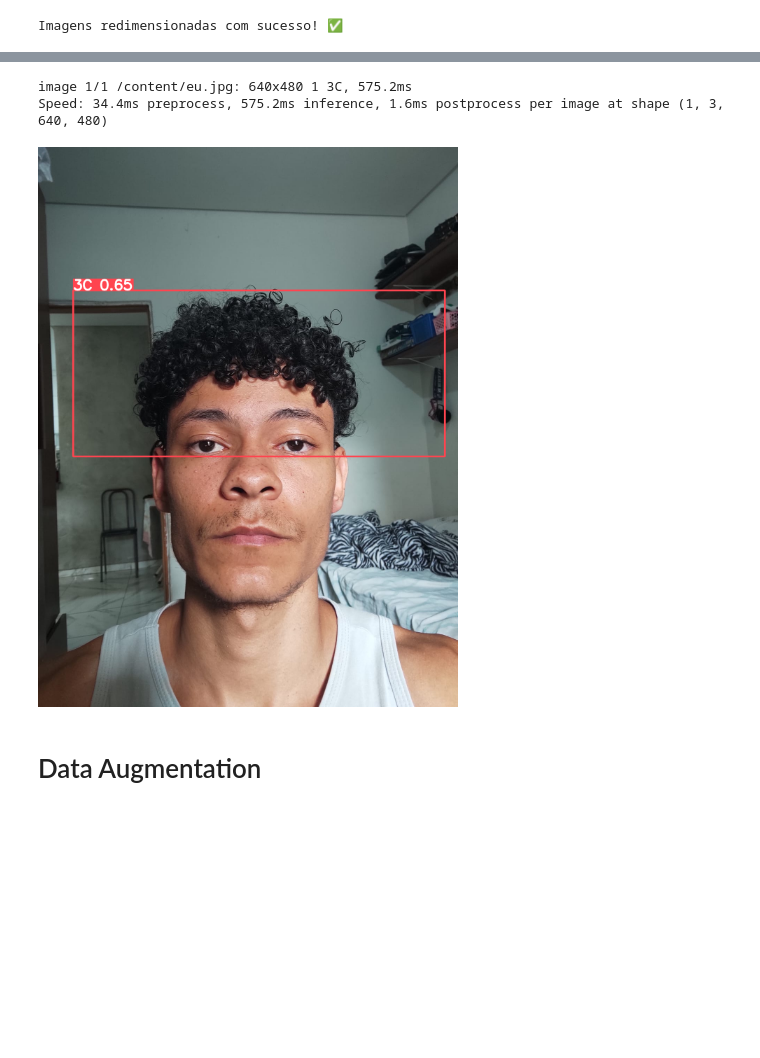
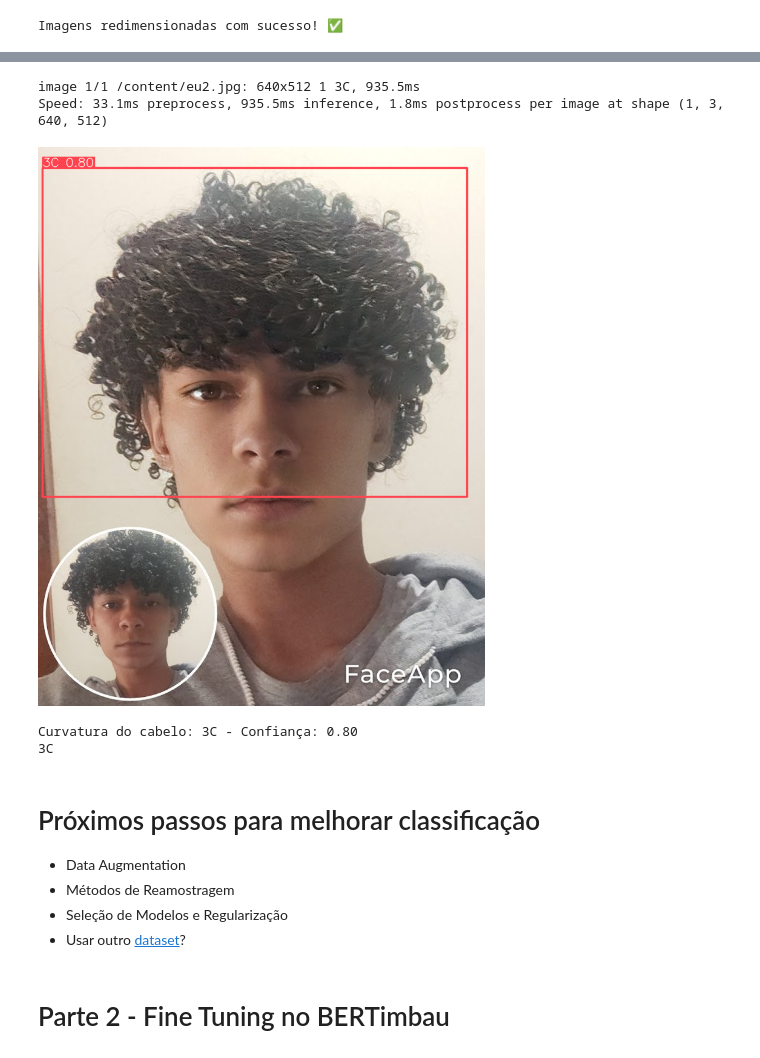
Before and after one commit to FelippeVelosoMarinho/ZohanVirtual, a Jupyter notebook: YOLO/Hair_Consultor.ipynb, the cells around one changed output, grey strips where cells are left out. Cells and saved outputs as stored; diff of their text form; code cells hidden in the pictures; blank space fills up the shorter version.

```diff
--- a/YOLO/Hair_Consultor.ipynb
+++ b/YOLO/Hair_Consultor.ipynb
@@ -171,11 +171,46 @@ Starting training for 50 epochs...
       Epoch    GPU_mem   box_loss   cls_loss   dfl_loss  Instances       Size
 ... (88 outputs left out)
 # %%
-results = model("eu.jpg", imgsz=640, conf=0.2, iou=0.4)
+results = model("eu2.jpg", imgsz=640) # conf=0.2, iou=0.4
 results[0].show()
 # %% [output]
-image 1/1 /content/eu.jpg: 640x480 1 3C, 575.2ms
-Speed: 34.4ms preprocess, 575.2ms inference, 1.6ms postprocess per image at shape (1, 3, 640, 480)
+image 1/1 /content/eu2.jpg: 640x512 1 3C, 935.5ms
+Speed: 33.1ms preprocess, 935.5ms inference, 1.8ms postprocess per image at shape (1, 3, 640, 512)
-[figure, old version]
+[figure, new version]
-# %% [markdown]
-# Data Augmentation
+# %%
+response = ""
+
+hair_types = {
+    0: "1",
+    1: "2A",
+    2: "2B",
+    3: "2C",
+    4: "3A",
+    5: "3B",
+    6: "3C",
+    7: "4A",
+    8: "4B",
+    9: "4C",
+}
+
+for r in results:
+    boxes = r.boxes
+    for box in boxes:
+        class_id = int(box.cls)
+        confidence = float(box.conf)
+
+        hair_type = hair_types.get(class_id, "Desconhecido")
+        response = hair_type
+        print(f"Curvatura do cabelo: {hair_type} - Confiança: {confidence:.2f}")
+
+print(response)
+# %% [output]
+Curvatura do cabelo: 3C - Confiança: 0.80
+3C
+# %% [markdown]
+
+# Próximos passos para melhorar classificação
+*   Data Augmentation
+*   Métodos de Reamostragem
+*   Seleção de Modelos e Regularização
+*   Usar outro [dataset](https://www.kaggle.com/datasets/kavyasreeb/hair-type-dataset)?
@@ -181,0 +219,2 @@ Speed: 34.4ms preprocess, 575.2ms inference, 1.6ms postprocess per image at shap
+# %% [markdown]
+# Parte 2 - Fine Tuning no BERTimbau
```
Also changed, not shown: parts of 14 cells of this notebook, 19 other files.
